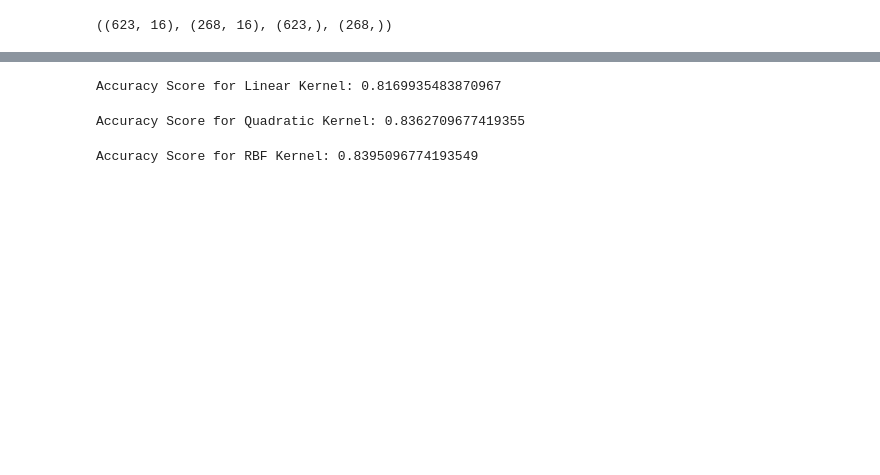
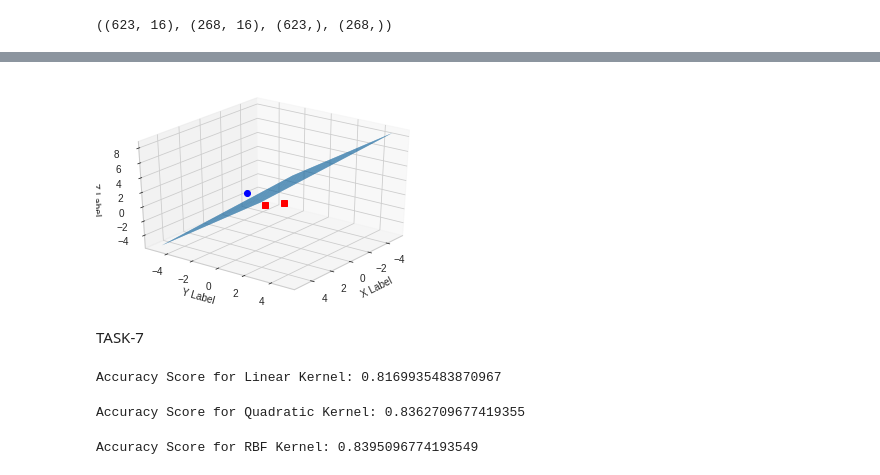
Before and after one commit to vaghasiatirth24/Machine-Learning, a Jupyter notebook: ML_HW3.ipynb, the cells around one changed output, grey strips where cells are left out. Cells and saved outputs as stored; diff of their text form; code cells hidden in the pictures; blank space fills up the shorter version.

```diff
--- a/ML_HW3.ipynb
+++ b/ML_HW3.ipynb
@@ -69,3 +153,40 @@ X_train.shape,X_test.shape,y_train.shape,y_test.shape
+# %%
+#ANSWER-6 USING 3-D GRAPH TO CHECK IF IT IS LINARLY SEPERABLE OR NOT
+
+from sklearn import svm, datasets
+
+X = np.array([
+  [1, 0, 0],
+  [1, -1*np.sqrt(2), 1],
+  [1, np.sqrt(2), 1]
+])
+
+Y = np.array([1, 0, 1])
+
+X = X[np.logical_or(Y==0,Y==1)]
+Y = Y[np.logical_or(Y==0,Y==1)]
+model = svm.SVC(kernel='linear')
+clf = model.fit(X, Y)
+
+
+z = lambda x,y: (-clf.intercept_[0]-clf.coef_[0][0]*x -clf.coef_[0][1]*y) / clf.coef_[0][2]
+tmp = np.linspace(-5,5,30)
+x,y = np.meshgrid(tmp,tmp)
+fig = plt.figure()
+ax = fig.add_subplot(111, projection='3d')
+ax.plot3D(X[Y==0,0], X[Y==0,1], X[Y==0,2],'ob')
+ax.plot3D(X[Y==1,0], X[Y==1,1], X[Y==1,2],'sr')
+ax.plot_surface(x, y, z(x,y))
+ax.view_init(30, 37)
+ax.set_xlabel('X Label')
+ax.set_ylabel('Y Label')
+ax.set_zlabel('Z Label')
+
+plt.show()
+# %% [output]
+[figure, added]
+# %% [markdown]
+TASK-7
 # %%
 #ANSWER-7 SVM ON TITANIC DATASET USING LINEAR KERNEL
 
```
Also changed, not shown: parts of 6 cells of this notebook.
